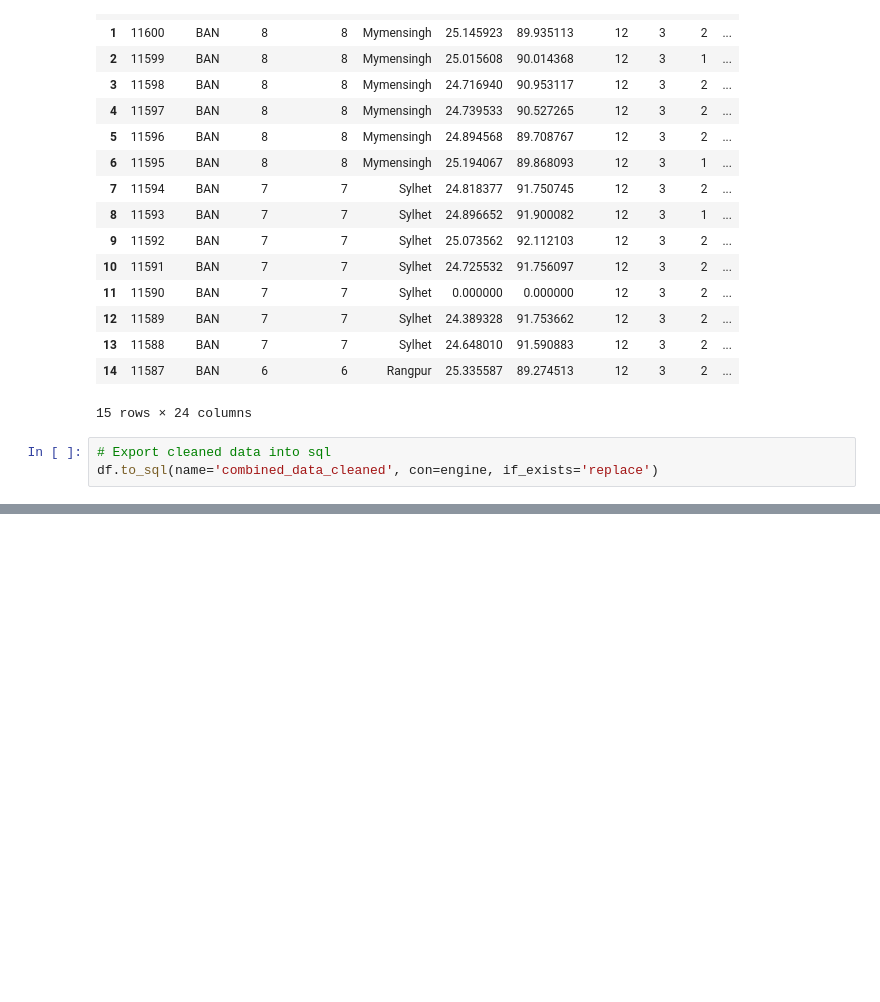
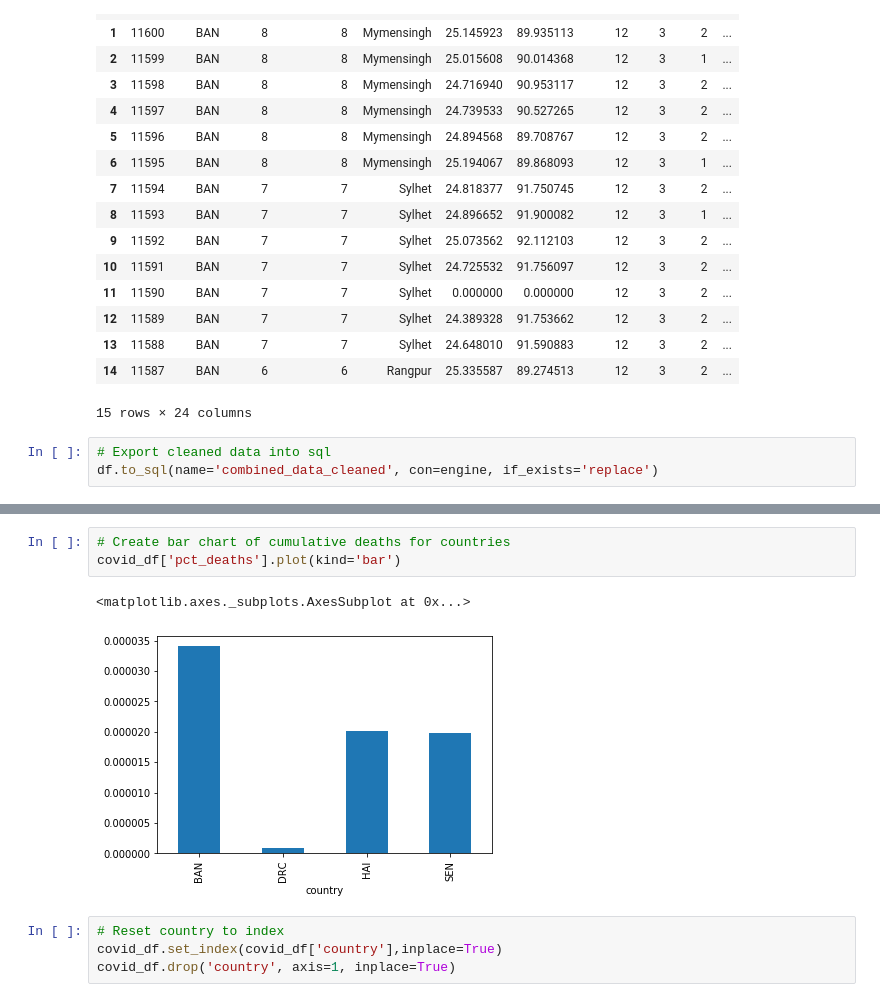
Before and after one commit to hannahrim/COVID-19_Readiness_and_Response, a Jupyter notebook: data_explore.ipynb, the cells around one changed output, grey strips where cells are left out. Cells and saved outputs as stored; diff of their text form; blank space fills up the shorter version.

```diff
--- a/data_explore.ipynb
+++ b/data_explore.ipynb
@@ -202,0 +249,10 @@ df.to_sql(name='combined_data_cleaned', con=engine, if_exists='replace')
+# %%
+# Create bar chart of cumulative deaths for countries
+covid_df['pct_deaths'].plot(kind='bar')
+# %% [output]
+<matplotlib.axes._subplots.AxesSubplot at 0x...>
+[figure, added]
+# %%
+# Reset country to index
+covid_df.set_index(covid_df['country'],inplace=True)
+covid_df.drop('country', axis=1, inplace=True)
```
Also changed, not shown: parts of 8 cells of this notebook.
